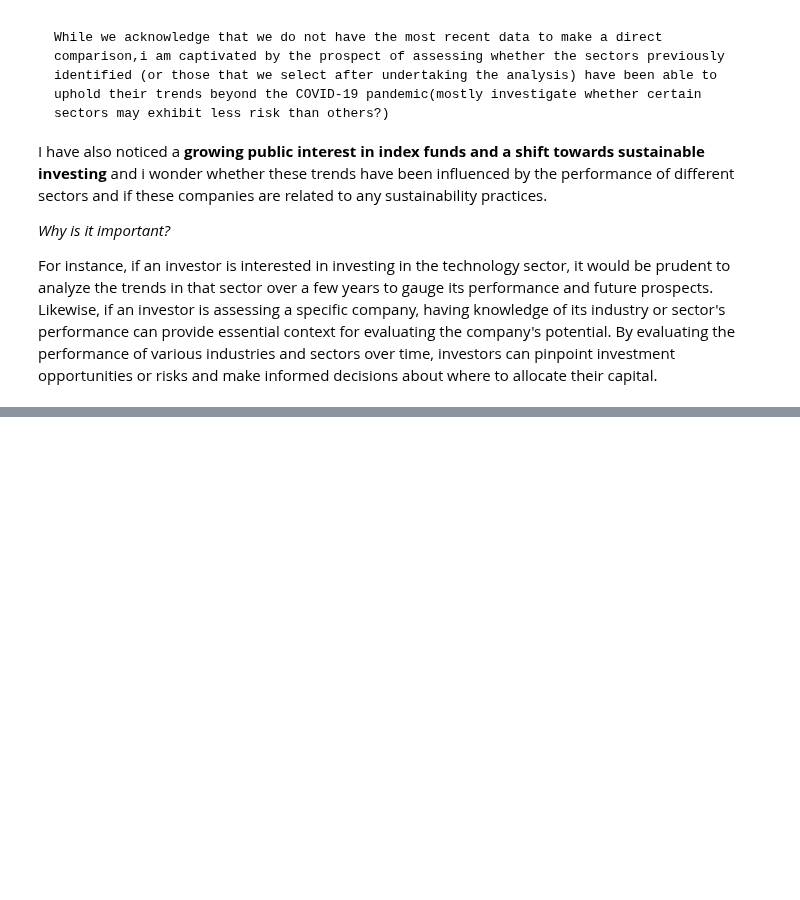
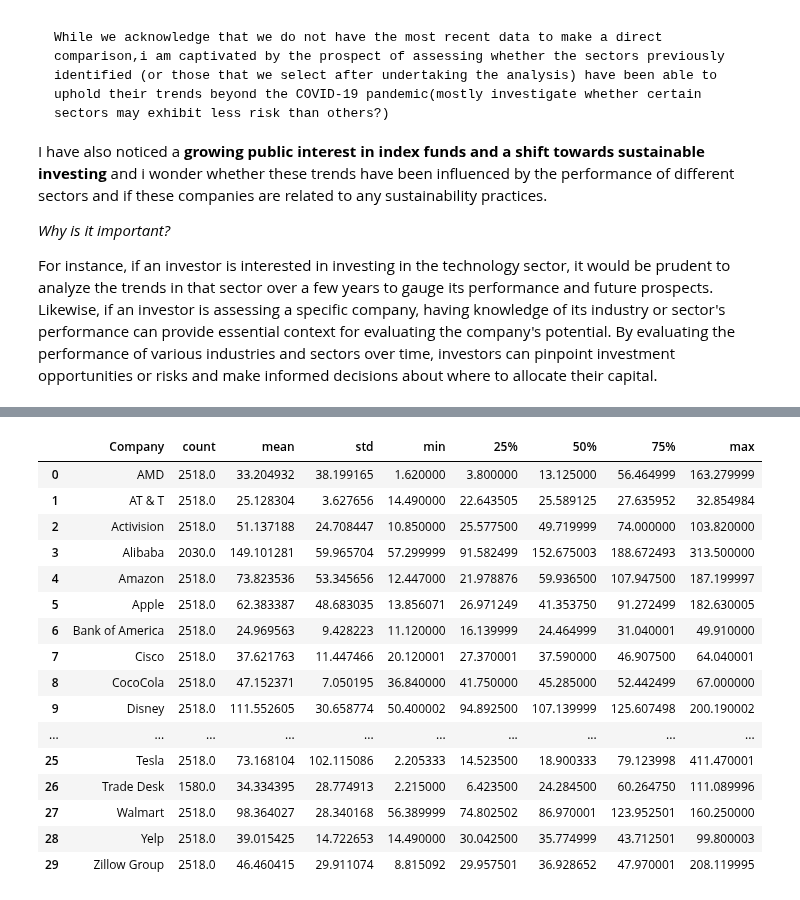
Before and after one commit to ubco-W2022T2-data301/Group35, a Jupyter notebook: analysis/analysis1.ipynb, the cells around one changed output, grey strips where cells are left out. Cells and saved outputs as stored; diff of their text form; code cells hidden in the pictures; blank space fills up the shorter version.

Commit message:
further refined the data

```diff
--- a/analysis/analysis1.ipynb
+++ b/analysis/analysis1.ipynb
@@ -68,0 +125,35 @@ ValueError: Length of values (30) does not match length of index (73483)
+# %%
+import pandas as pd
+
+# Load data from the merged data in processed file
+df = pd.read_csv('../data/processed/Merged.csv')
+
+# Define list for company column
+list = [["Apple"]*2518, ["AMD"]*2518, ["Amazon"]*2518, ["Activision"]*2518, ["Alibaba"]*2030,
+      ["Bank of America"]*2518, ["Salesforce"]*2518, ["Cisco"]*2518, ["Disney"]*2518, ["EA"]*2518,
+      ["Ford"]*2518, ["Google"]*2518, ["Intel"]*2518, ["JP Morgan"]*2518, ["CocoCola"]*2518,
+      ["McDonalds"]*2518, ["Meta"]*2518, ["Microsoft"]*2518, ["Match"]*2518, ["Netflix"]*2518,
+      ["Nvidia"]*2518, ["Pfizer"]*2518, ["Paypal"]*1887, ["AT & T"]*2518, ["Tesla"]*2518,
+      ["Trade Desk"]*1580, ["Walmart"]*2518, ["Exxon"]*2518, ["Yelp"]*2518, ["Zillow Group"]*2518]
+
+# Make a new column for company
+companies = []
+for i in list:
+    for k in i:
+        companies.append(k)
+df['Company'] = companies
+
+# Define dictionary for industries
+industries = {"Apple": "Technology", "AMD": "Technology", "Amazon": "Retail", "Activision": "Gaming",
+              "Alibaba": "Retail", "Bank of America": "Finance", "Salesforce": "Technology", "Cisco": "Technology",
+              "Disney": "Entertainment", "EA": "Gaming", "Ford": "Automotive", "Google": "Technology",
+              "Intel": "Technology", "JP Morgan": "Finance", "CocoCola": "Beverage", "McDonalds": "Fast Food",
+              "Meta": "Technology", "Microsoft": "Technology", "Match": "Online Dating", "Netflix": "Entertainment",
+              "Nvidia": "Technology", "Pfizer": "Pharmaceuticals", "Paypal": "Finance", "AT & T": "Telecommunications",
+              "Tesla": "Automotive", "Trade Desk": "Advertising", "Walmart": "Retail", "Exxon": "Oil and Gas",
+              "Yelp": "Technology", "Zillow Group": "Real Estate"}
+
+# Add a new column for industry since i will be looking at these stocks within the indusrties as well
+df['Industry'] = df['Company'].map(industries)
+
+df.head()
@@ -68,0 +167,5 @@ ValueError: Length of values (30) does not match length of index (73483)
+# %%
+# Lets make it look more better, by putting the company and the industry in the front
+df = df[['Company', 'Industry', 'Date', 'Open', 'High', 'Low', 'Close', 'Adj Close', 'Volume']]
+df.head()
+# NOW THIS IS A BETTER DATA FRAME, THAT HAVE ALL OUR NECESSATIES
@@ -68,0 +179,22 @@ ValueError: Length of values (30) does not match length of index (73483)
+# %%
+# Summary of the open stat of all the companies
+each_company = df.groupby('Company')    # Group the data by "Company" column
+each_company['Open'].describe().reset_index()                 # Describe each company's data
+# %% [output]
+|  | Company | count | mean | std | min | 25% | 50% | 75% | max |
+| 0 | AMD | 2518.0 | 33.204932 | 38.199165 | 1.620000 | 3.800000 | 13.125000 | 56.464999 | 163.279999 |
+| 1 | AT & T | 2518.0 | 25.128304 | 3.627656 | 14.490000 | 22.643505 | 25.589125 | 27.635952 | 32.854984 |
+| 2 | Activision | 2518.0 | 51.137188 | 24.708447 | 10.850000 | 25.577500 | 49.719999 | 74.000000 | 103.820000 |
+| 3 | Alibaba | 2030.0 | 149.101281 | 59.965704 | 57.299999 | 91.582499 | 152.675003 | 188.672493 | 313.500000 |
+| 4 | Amazon | 2518.0 | 73.823536 | 53.345656 | 12.447000 | 21.978876 | 59.936500 | 107.947500 | 187.199997 |
+| 5 | Apple | 2518.0 | 62.383387 | 48.683035 | 13.856071 | 26.971249 | 41.353750 | 91.272499 | 182.630005 |
+| 6 | Bank of America | 2518.0 | 24.969563 | 9.428223 | 11.120000 | 16.139999 | 24.464999 | 31.040001 | 49.910000 |
+| 7 | Cisco | 2518.0 | 37.621763 | 11.447466 | 20.120001 | 27.370001 | 37.590000 | 46.907500 | 64.040001 |
+| 8 | CocoCola | 2518.0 | 47.152371 | 7.050195 | 36.840000 | 41.750000 | 45.285000 | 52.442499 | 67.000000 |
+| 9 | Disney | 2518.0 | 111.552605 | 30.658774 | 50.400002 | 94.892500 | 107.139999 | 125.607498 | 200.190002 |
+| ... | ... | ... | ... | ... | ... | ... | ... | ... | ... |
+| 25 | Tesla | 2518.0 | 73.168104 | 102.115086 | 2.205333 | 14.523500 | 18.900333 | 79.123998 | 411.470001 |
+| 26 | Trade Desk | 1580.0 | 34.334395 | 28.774913 | 2.215000 | 6.423500 | 24.284500 | 60.264750 | 111.089996 |
+| 27 | Walmart | 2518.0 | 98.364027 | 28.340168 | 56.389999 | 74.802502 | 86.970001 | 123.952501 | 160.250000 |
+| 28 | Yelp | 2518.0 | 39.015425 | 14.722653 | 14.490000 | 30.042500 | 35.774999 | 43.712501 | 99.800003 |
+| 29 | Zillow Group | 2518.0 | 46.460415 | 29.911074 | 8.815092 | 29.957501 | 36.928652 | 47.970001 | 208.119995 |
```
Also changed, not shown: parts of 10 cells of this notebook, 3 other files.
